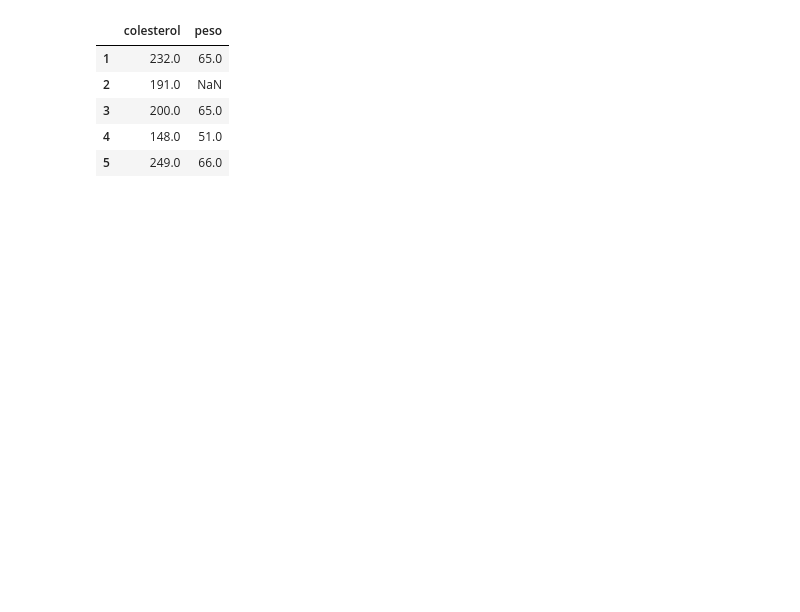
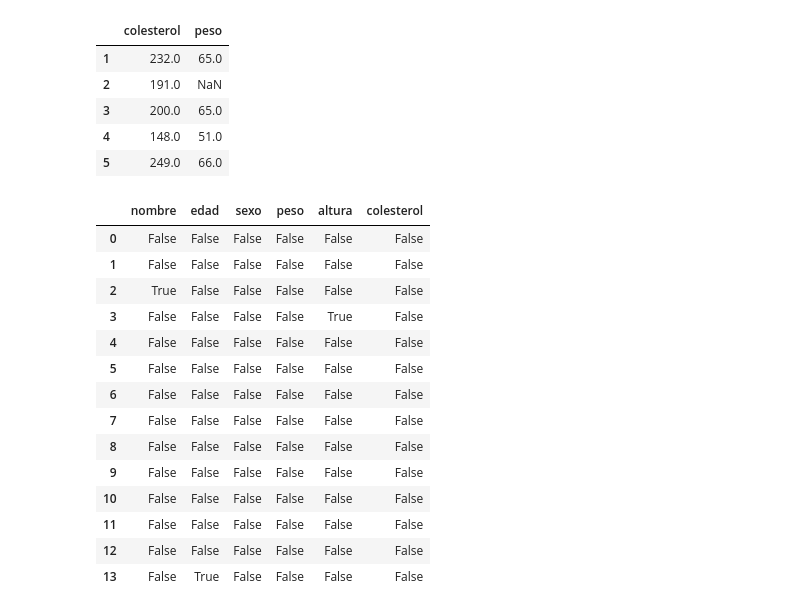
Before and after one commit to mtataytraining2/2_DataScience_Basics, a Jupyter notebook: Pandas/Pandas_dataframe_clase.ipynb, the cells around one changed output. Drawn from its saved outputs; the diff is of its cells as text; code cells hidden in the pictures; blank space fills up the shorter version.

```diff
--- a/Pandas/Pandas_dataframe_clase.ipynb
+++ b/Pandas/Pandas_dataframe_clase.ipynb
@@ -560,3 +582,22 @@ dfcol.loc[1:5,['colesterol','peso']]
 | 3 | 200.0 | 65.0 |
 | 4 | 148.0 | 51.0 |
 | 5 | 249.0 | 66.0 |
+# %%
+mask=dfcol.isin([20,1.7,'Javier García Sánchez'])
+mask
+# %% [output]
+|  | nombre | edad | sexo | peso | altura | colesterol |
+| 0 | False | False | False | False | False | False |
+| 1 | False | False | False | False | False | False |
+| 2 | True | False | False | False | False | False |
+| 3 | False | False | False | False | True | False |
+| 4 | False | False | False | False | False | False |
+| 5 | False | False | False | False | False | False |
+| 6 | False | False | False | False | False | False |
+| 7 | False | False | False | False | False | False |
+| 8 | False | False | False | False | False | False |
+| 9 | False | False | False | False | False | False |
+| 10 | False | False | False | False | False | False |
+| 11 | False | False | False | False | False | False |
+| 12 | False | False | False | False | False | False |
+| 13 | False | True | False | False | False | False |
```
Also changed, not shown: parts of 7 cells of this notebook.
